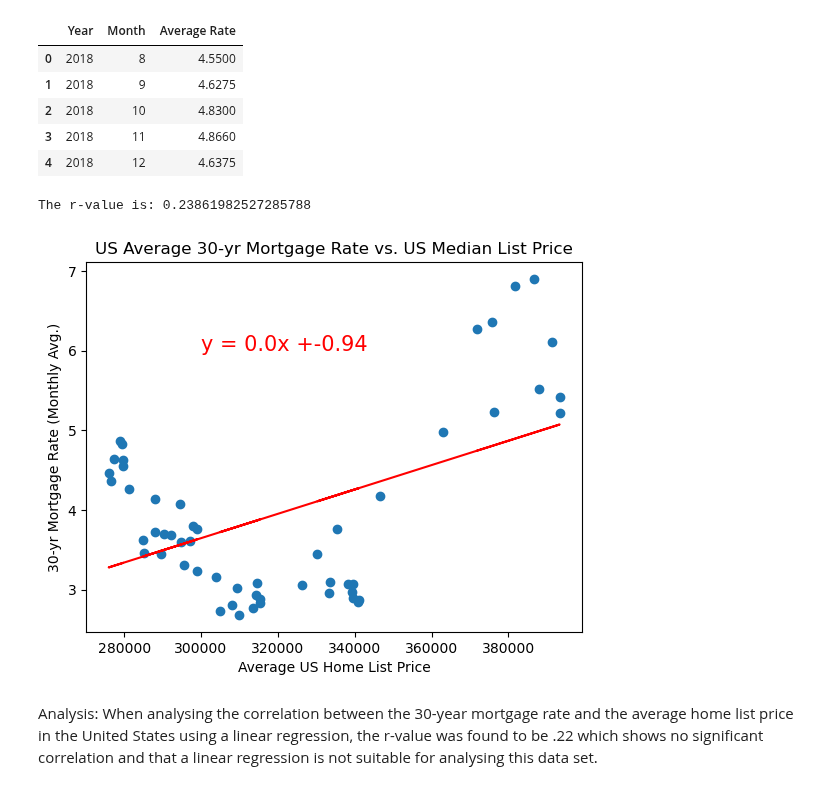
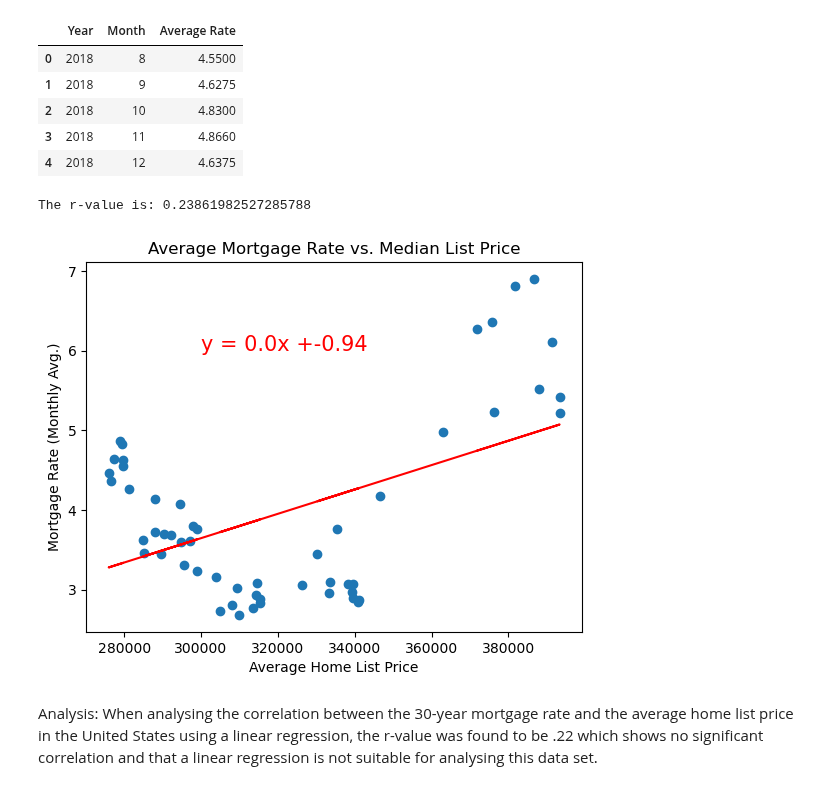
Before and after one commit to ceramicbull/Project-1-Repo, a Jupyter notebook: leighas_analysis/Project_One.ipynb, the cells around one changed output. Saved outputs shown, nothing was run; the diff lists cells and outputs as text; code cells hidden in the pictures.

Commit message:
Cleaned and finalized my images in my notebook and folder

```diff
--- a/leighas_analysis/Project_One.ipynb
+++ b/leighas_analysis/Project_One.ipynb
@@ -80,37 +80,37 @@ average_mortgage_rate.head()
 # Linear regression on US Average Mortgage Rate vs US Average Home List Price
 us_average_home_list = lr_median_list_price_us.loc['United States']
 us_average_home_list=us_average_home_list.astype(float)
 us_average_mortgage= average_mortgage_rate['Average Rate']
 us_average_mortgage=us_average_mortgage.astype(float)
 (slope, intercept, rvalue, pvalue, stderr) = stats.linregress(us_average_home_list, us_average_mortgage)
 regress_values = us_average_home_list * slope + intercept
 
 # Create line equation string
 line_eq = "y = " + str(round(slope,2)) + "x +" + str(round(intercept,2))
 
 # Create Plot
 plt.scatter(us_average_home_list,us_average_mortgage)
 plt.plot(us_average_home_list,regress_values,"r-")
 
 # Label plot and annotate the line equation
-plt.xlabel('Average US Home List Price')
-plt.ylabel('30-yr Mortgage Rate (Monthly Avg.)')
-plt.title("US Average 30-yr Mortgage Rate vs. US Median List Price")
+plt.xlabel('Average Home List Price')
+plt.ylabel('Mortgage Rate (Monthly Avg.)')
+plt.title("Average Mortgage Rate vs. Median List Price")
 plt.annotate(line_eq,(300000,6),fontsize=15,color="red")
 
 # Print r value
 print(f"The r-value is: {rvalue**2}")
 
 # Save the figure to main folder
 #plt.savefig("../images/lr_median_list_corr.png")
 # Save the figure to my folder
 plt.savefig("Output Data/lr_median_list_corr.png")
 
 # Show plot
 plt.show()
 # %% [output]
 The r-value is: 0.23861982527285788
-[figure, old version]
+[figure, new version]
 # %% [markdown]
 Analysis: When analysing the correlation between the 30-year mortgage rate and the average home list price in the United States using a linear regression, the r-value was found to be .22 which shows no significant correlation and that a linear regression is not suitable for analysing this data set.
 # %%
```
Also changed, not shown: parts of 3 cells of this notebook, 4 other files.
